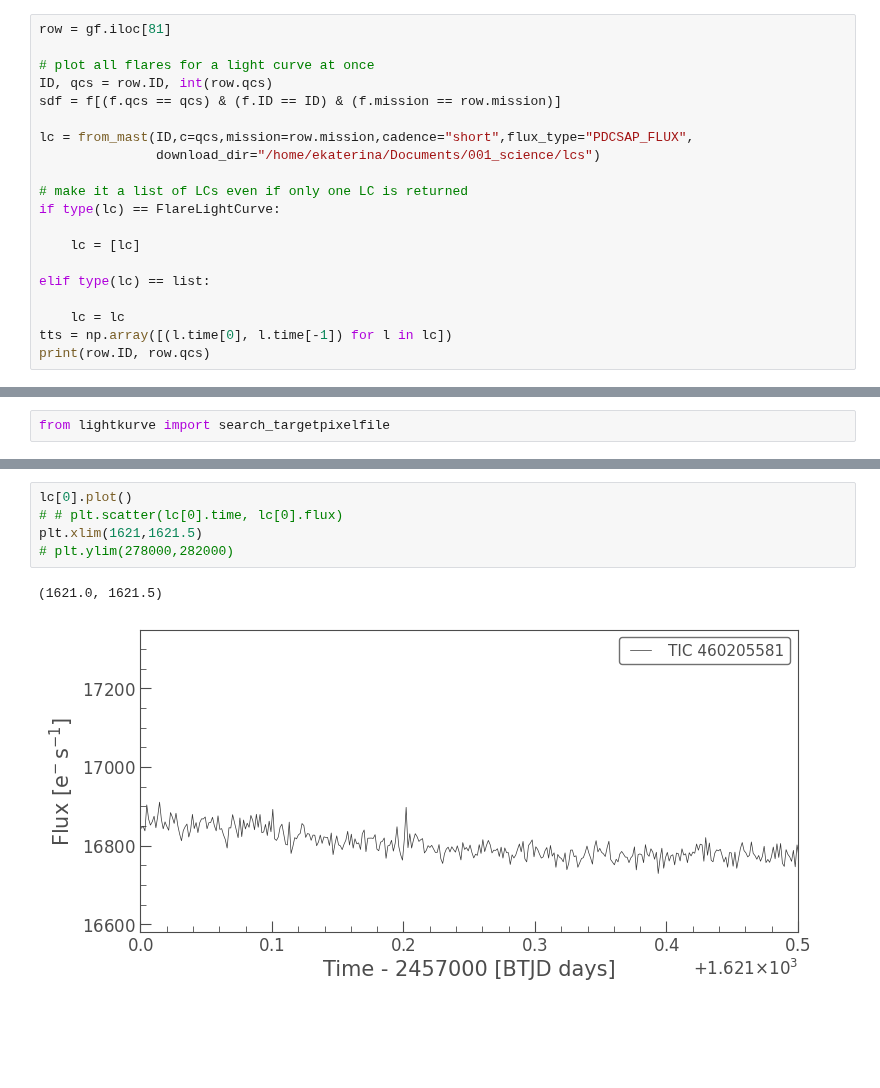
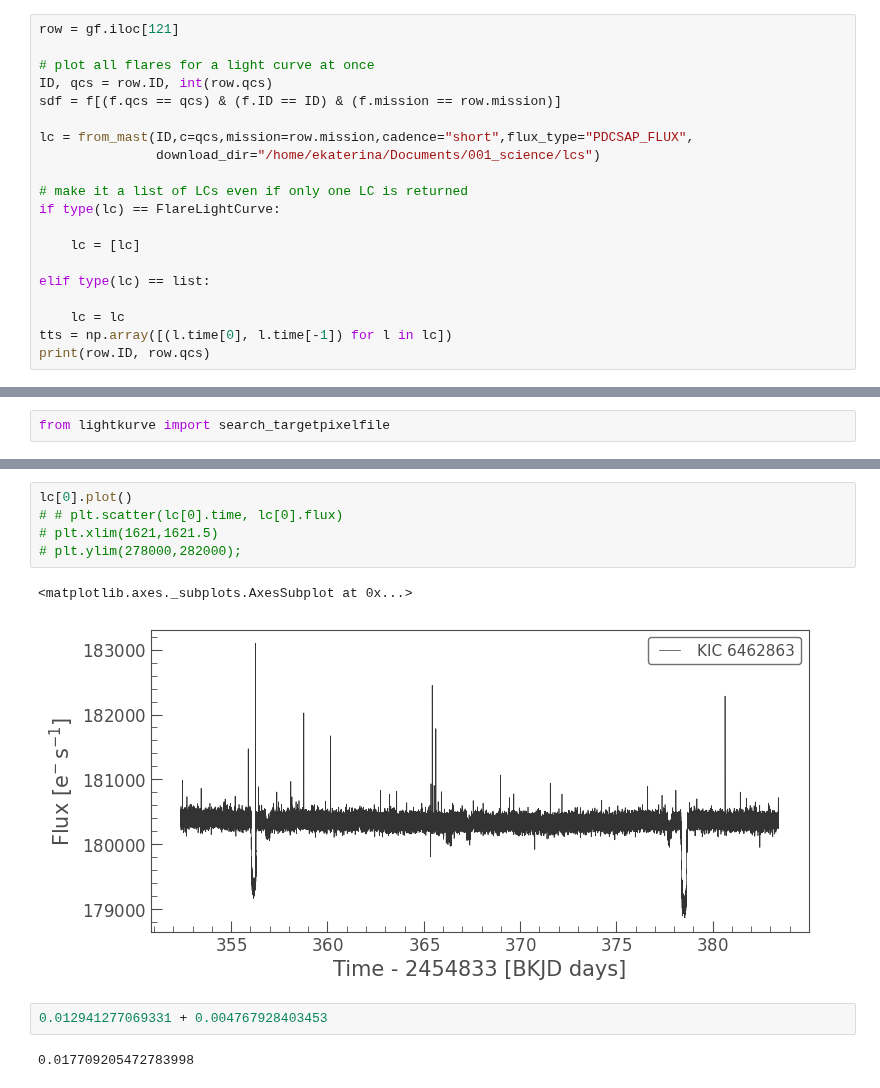
Before and after one commit to ekaterinailin/flaring-spi, a Jupyter notebook: notebooks/inspect_flare.ipynb, the cells around one changed output, grey strips where cells are left out. Cells and saved outputs as stored; diff of their text form; blank space fills up the shorter version.

```diff
--- a/notebooks/inspect_flare.ipynb
+++ b/notebooks/inspect_flare.ipynb
@@ -35,7 +35,7 @@ gf.shape
 # %% [output]
 (185, 4)
 # %%
-row = gf.iloc[81]
+row = gf.iloc[121]
 
 # plot all flares for a light curve at once
 ID, qcs = row.ID, int(row.qcs)
@@ -122,8 +119,12 @@ INFO:bokeh.server.views.ws:ServerConnection created
 # %%
 lc[0].plot()
 # # plt.scatter(lc[0].time, lc[0].flux)
-plt.xlim(1621,1621.5)
-# plt.ylim(278000,282000)
+# plt.xlim(1621,1621.5)
+# plt.ylim(278000,282000);
 # %% [output]
-(1621.0, 1621.5)
+<matplotlib.axes._subplots.AxesSubplot at 0x...>
-[figure, old version]
+[figure, new version]
+# %%
+0.012941277069331 + 0.004767928403453
+# %% [output]
+0.017709205472783998
```
Also changed, not shown: parts of 5 cells of this notebook, 1 other file.
